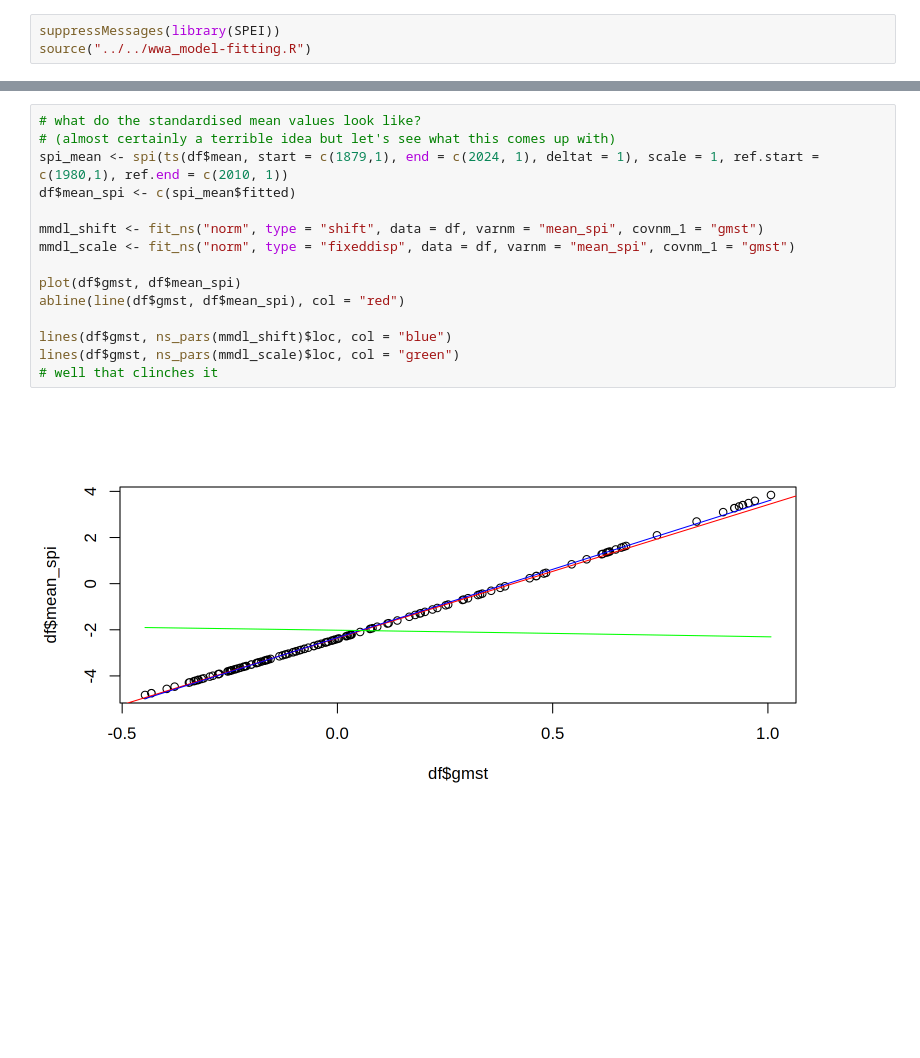
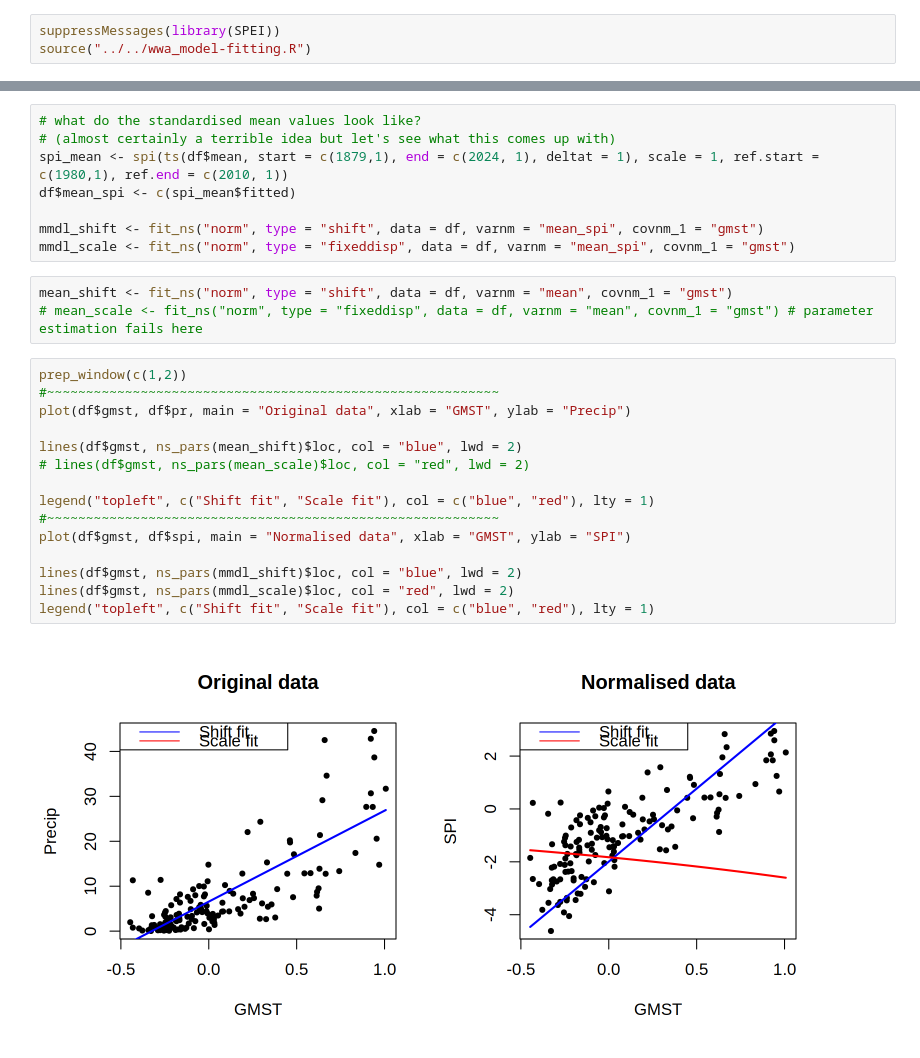
Before and after one commit to clairbarnes/wwa-current, a Jupyter notebook: 00_model-fitting-dev/shift+scale/spi-shift-or-scale.ipynb, the cells around one changed output, grey strips where cells are left out. Saved outputs shown, nothing was run; the diff lists cells and outputs as text; blank space fills up the shorter version.

```diff
--- a/00_model-fitting-dev/shift+scale/spi-shift-or-scale.ipynb
+++ b/00_model-fitting-dev/shift+scale/spi-shift-or-scale.ipynb
@@ -46,12 +85,23 @@ df$mean_spi <- c(spi_mean$fitted)
 
 mmdl_shift <- fit_ns("norm", type = "shift", data = df, varnm = "mean_spi", covnm_1 = "gmst")
 mmdl_scale <- fit_ns("norm", type = "fixeddisp", data = df, varnm = "mean_spi", covnm_1 = "gmst")
-
-plot(df$gmst, df$mean_spi)
-abline(line(df$gmst, df$mean_spi), col = "red")
-
-lines(df$gmst, ns_pars(mmdl_shift)$loc, col = "blue")
-lines(df$gmst, ns_pars(mmdl_scale)$loc, col = "green")
-# well that clinches it
-# %% [output]
-[figure, removed]
+# %%
+mean_shift <- fit_ns("norm", type = "shift", data = df, varnm = "mean", covnm_1 = "gmst")
+# mean_scale <- fit_ns("norm", type = "fixeddisp", data = df, varnm = "mean", covnm_1 = "gmst") # parameter estimation fails here
+# %%
+prep_window(c(1,2))
+#~~~~~~~~~~~~~~~~~~~~~~~~~~~~~~~~~~~~~~~~~~~~~~~~~~~~~~~~~~
+plot(df$gmst, df$pr, main = "Original data", xlab = "GMST", ylab = "Precip")
+
+lines(df$gmst, ns_pars(mean_shift)$loc, col = "blue", lwd = 2)
+# lines(df$gmst, ns_pars(mean_scale)$loc, col = "red", lwd = 2)
+
+legend("topleft", c("Shift fit", "Scale fit"), col = c("blue", "red"), lty = 1)
+#~~~~~~~~~~~~~~~~~~~~~~~~~~~~~~~~~~~~~~~~~~~~~~~~~~~~~~~~~~
+plot(df$gmst, df$spi, main = "Normalised data", xlab = "GMST", ylab = "SPI")
+
+lines(df$gmst, ns_pars(mmdl_shift)$loc, col = "blue", lwd = 2)
+lines(df$gmst, ns_pars(mmdl_scale)$loc, col = "red", lwd = 2)
+legend("topleft", c("Shift fit", "Scale fit"), col = c("blue", "red"), lty = 1)
+# %% [output]
+[figure, added]
```
Also changed, not shown: parts of 5 cells of this notebook.
